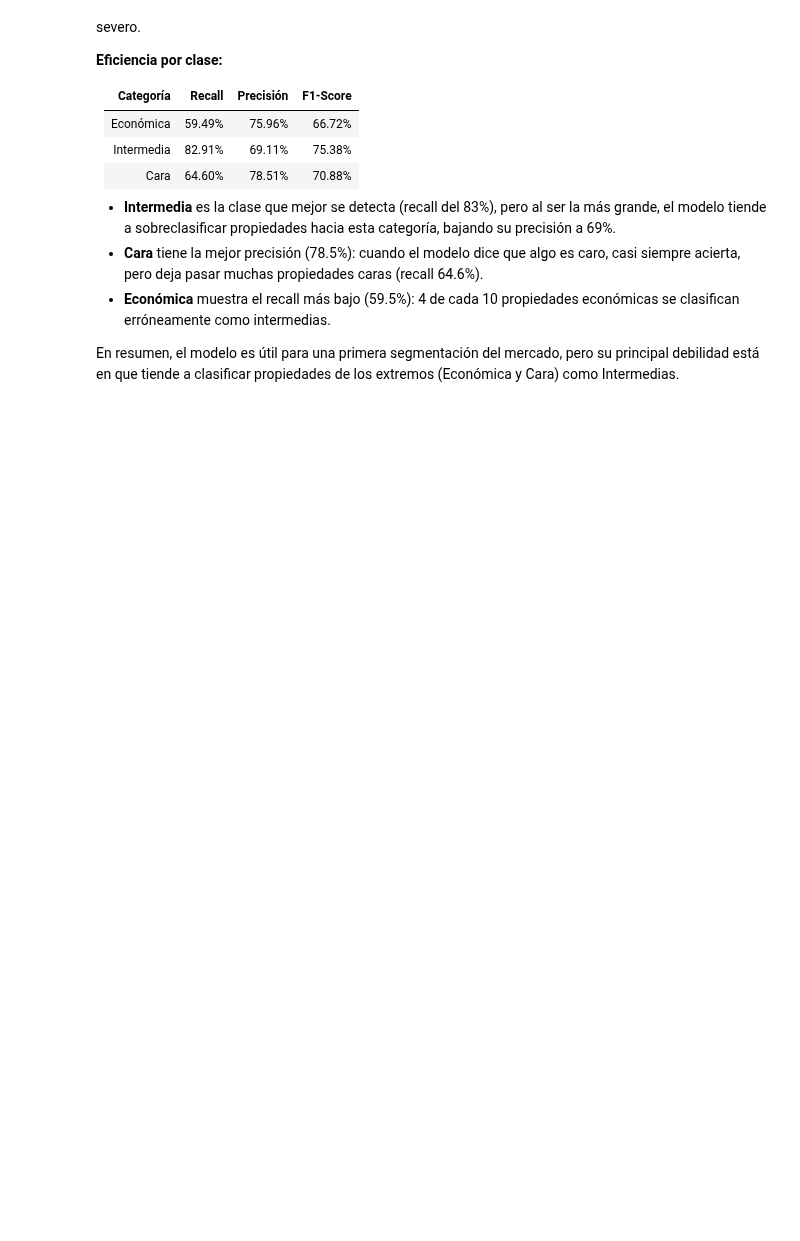
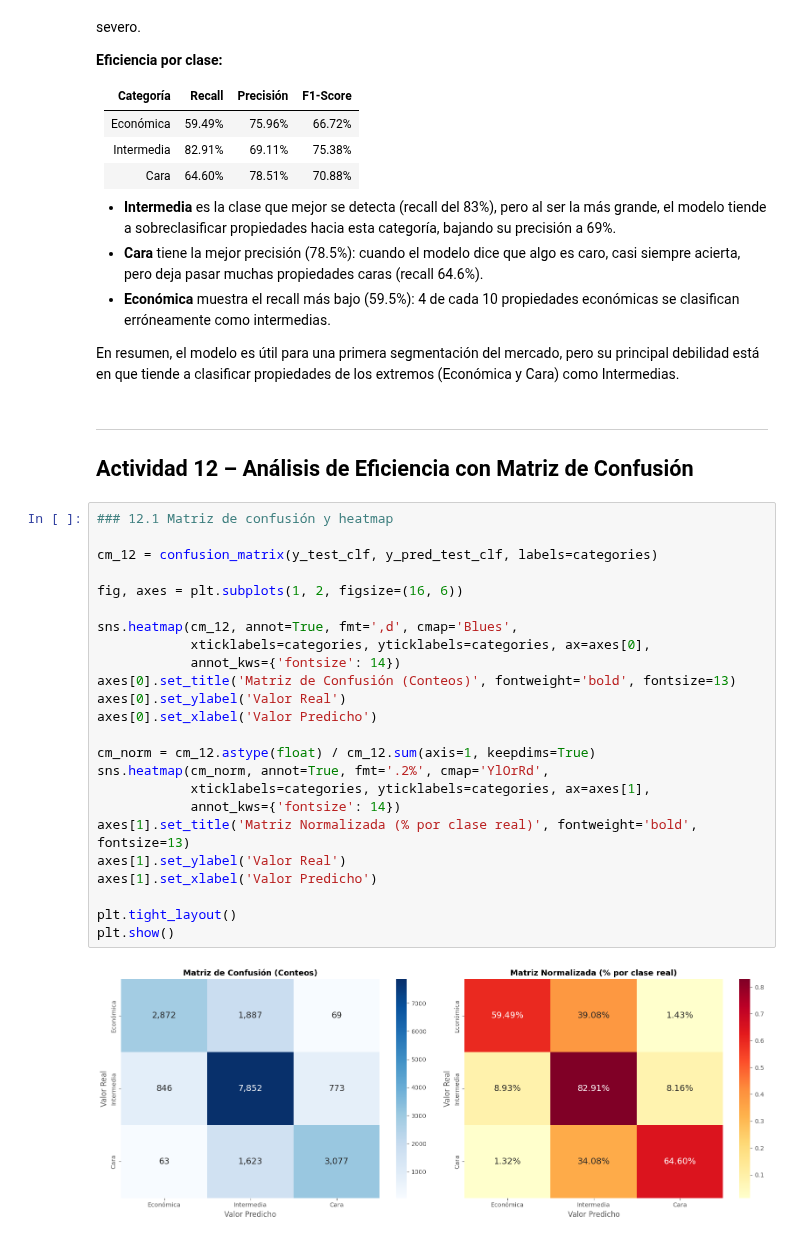
Before and after one commit to FerAHMz/lab4-md, a Jupyter notebook: lab4.ipynb, the cells around one changed output. Saved outputs shown, nothing was run; the diff lists cells and outputs as text; blank space fills up the shorter version.

Commit message:
actividad 12 - análisis de matriz de confusión y errores

```diff
--- a/lab4.ipynb
+++ b/lab4.ipynb
@@ -2535,3 +2535,33 @@ El árbol de clasificación alcanza un **accuracy de 72.40%** en el conjunto de
 - **Económica** muestra el recall más bajo (59.5%): 4 de cada 10 propiedades económicas se clasifican erróneamente como intermedias.
 
 En resumen, el modelo es útil para una primera segmentación del mercado, pero su principal debilidad está en que tiende a clasificar propiedades de los extremos (Económica y Cara) como Intermedias.
+# %% [markdown]
+---
+
+## Actividad 12 – Análisis de Eficiencia con Matriz de Confusión
+# %%
+### 12.1 Matriz de confusión y heatmap
+
+cm_12 = confusion_matrix(y_test_clf, y_pred_test_clf, labels=categories)
+
+fig, axes = plt.subplots(1, 2, figsize=(16, 6))
+
+sns.heatmap(cm_12, annot=True, fmt=',d', cmap='Blues',
+            xticklabels=categories, yticklabels=categories, ax=axes[0],
+            annot_kws={'fontsize': 14})
+axes[0].set_title('Matriz de Confusión (Conteos)', fontweight='bold', fontsize=13)
+axes[0].set_ylabel('Valor Real')
+axes[0].set_xlabel('Valor Predicho')
+
+cm_norm = cm_12.astype(float) / cm_12.sum(axis=1, keepdims=True)
+sns.heatmap(cm_norm, annot=True, fmt='.2%', cmap='YlOrRd',
+            xticklabels=categories, yticklabels=categories, ax=axes[1],
+            annot_kws={'fontsize': 14})
+axes[1].set_title('Matriz Normalizada (% por clase real)', fontweight='bold', fontsize=13)
+axes[1].set_ylabel('Valor Real')
+axes[1].set_xlabel('Valor Predicho')
+
+plt.tight_layout()
+plt.show()
+# %% [output]
+[figure, added]
```
Also changed, not shown: parts of 2 cells of this notebook.
